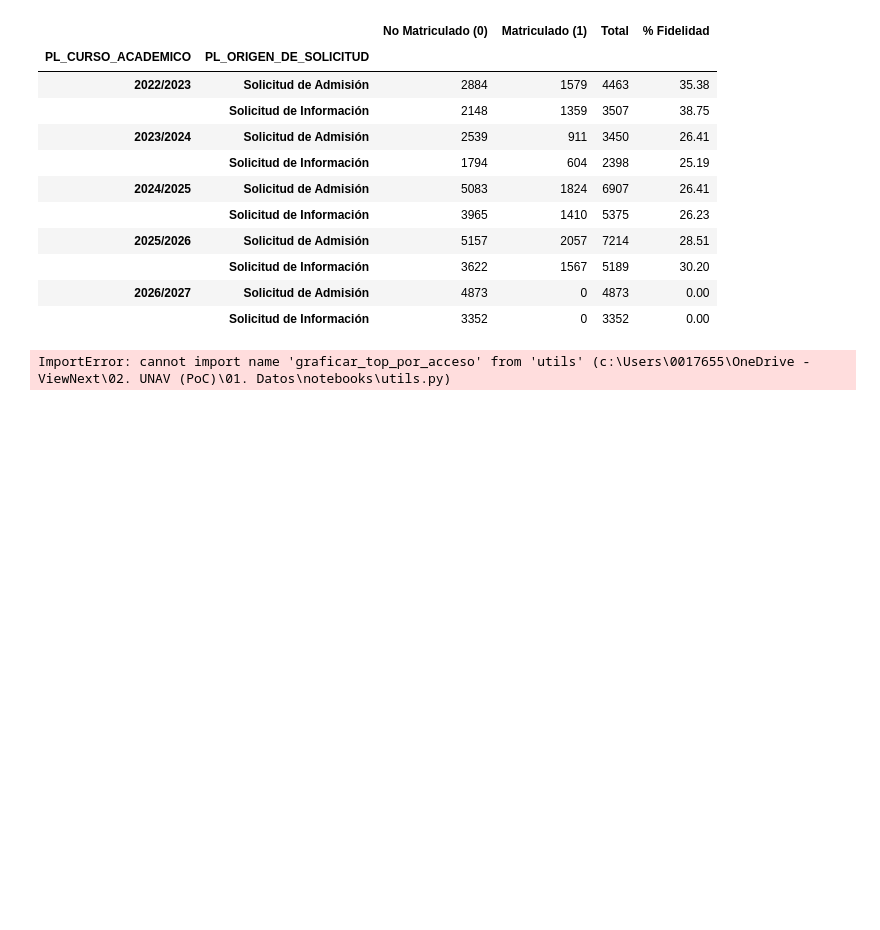
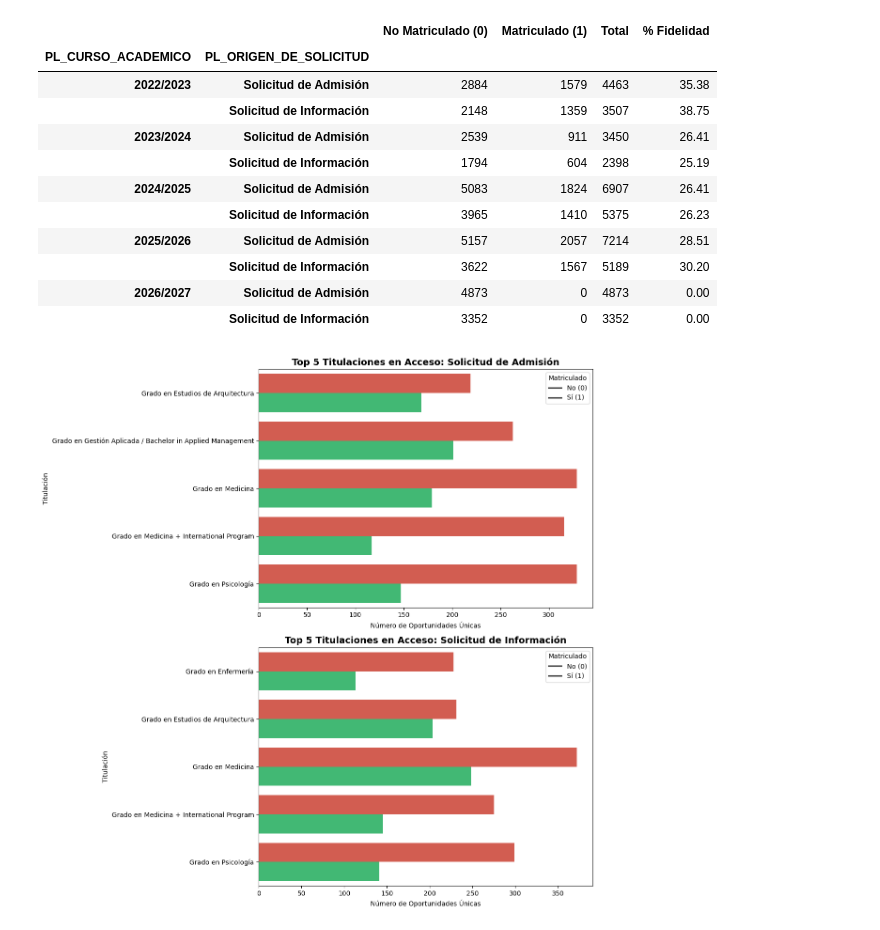
Before and after one commit to MiguelHernandezCorral/UNAV, a Jupyter notebook: notebooks/01_Limpieza copy.ipynb, the cells around one changed output. Saved outputs shown, nothing was run; the diff lists cells and outputs as text; code cells hidden in the pictures; blank space fills up the shorter version.

```diff
--- a/notebooks/01_Limpieza copy.ipynb
+++ b/notebooks/01_Limpieza copy.ipynb
@@ -147,12 +246,45 @@ resumen_acceso
 |  | Solicitud de Información | 3622 | 1567 | 5189 | 30.20 |
 | 2026/2027 | Solicitud de Admisión | 4873 | 0 | 4873 | 0.00 |
 |  | Solicitud de Información | 3352 | 0 | 3352 | 0.00 |
-# %%
-from utils import graficar_top_por_acceso
-# Ejecución
-graficar_top_por_acceso(target, top_n=5)
-# %% [output]
-ImportError: cannot import name 'graficar_top_por_acceso' from 'utils' (c:\Users\0017655\OneDrive - ViewNext\02. UNAV (PoC)\01. Datos\notebooks\utils.py)
+# %%
+import utils
+import matplotlib.pyplot as plt
+def graficar_top_por_acceso(df, top_n=5):
+    # 1. Agrupar y contar oportunidades únicas
+    df_counts = df.groupby(['PL_ORIGEN_DE_SOLICITUD', 'TITULACION_DEF', 'target'])['ID'].nunique().reset_index()
+    df_counts.columns = ['Acceso', 'Titulación', 'Target', 'Oportunidades']
+
+    # 2. Obtener los tipos de acceso únicos
+    accesos = df_counts['Acceso'].unique()
+
+    # 3. Crear una figura con subplots (uno por cada tipo de acceso)
+    fig, axes = plt.subplots(len(accesos), 1, figsize=(12, 6 * len(accesos)))
+    if len(accesos) == 1: axes = [axes] # Manejo de caso con un solo acceso
+
+    for i, acceso in enumerate(accesos):
+        # Filtrar datos por acceso y coger las N titulaciones con más volumen total
+        data_acceso = df_counts[df_counts['Acceso'] == acceso]
+        top_titulaciones = data_acceso.groupby('Titulación')['Oportunidades'].sum().nlargest(top_n).index
+        data_top = data_acceso[data_acceso['Titulación'].isin(top_titulaciones)]
+
+        # Pintar en el subplot correspondiente
+        sns.barplot(
+            ax=axes[i],
+            data=data_top,
+            y='Titulación',
+            x='Oportunidades',
+            hue='Target',
+            palette={0: '#e74c3c', 1: '#2ecc71'} # Rojo para No, Verde para Sí
+        )
+        axes[i].set_title(f'Top {top_n} Titulaciones en Acceso: {acceso}', fontsize=14, fontweight='bold')
+        axes[i].set_xlabel('Número de Oportunidades Únicas')
+        axes[i].legend(title='Matriculado', labels=['No (0)', 'Sí (1)'])
+
+    plt.tight_layout()
+    plt.show()
+graficar_top_por_acceso(target, top_n=5)
+# %% [output]
+[figure, added]
 # %%
 columnas_seleccionadas = [
     # Identificadores y Target
```
Also changed, not shown: parts of 4 cells of this notebook, 1 other file.
